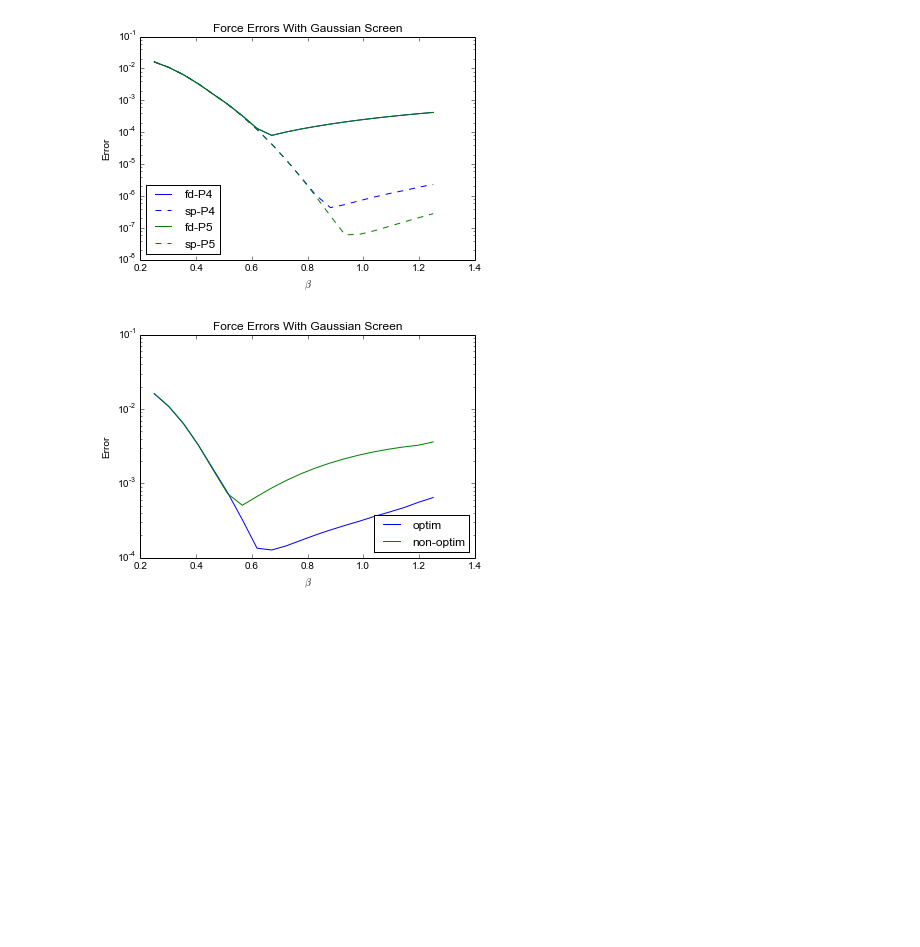
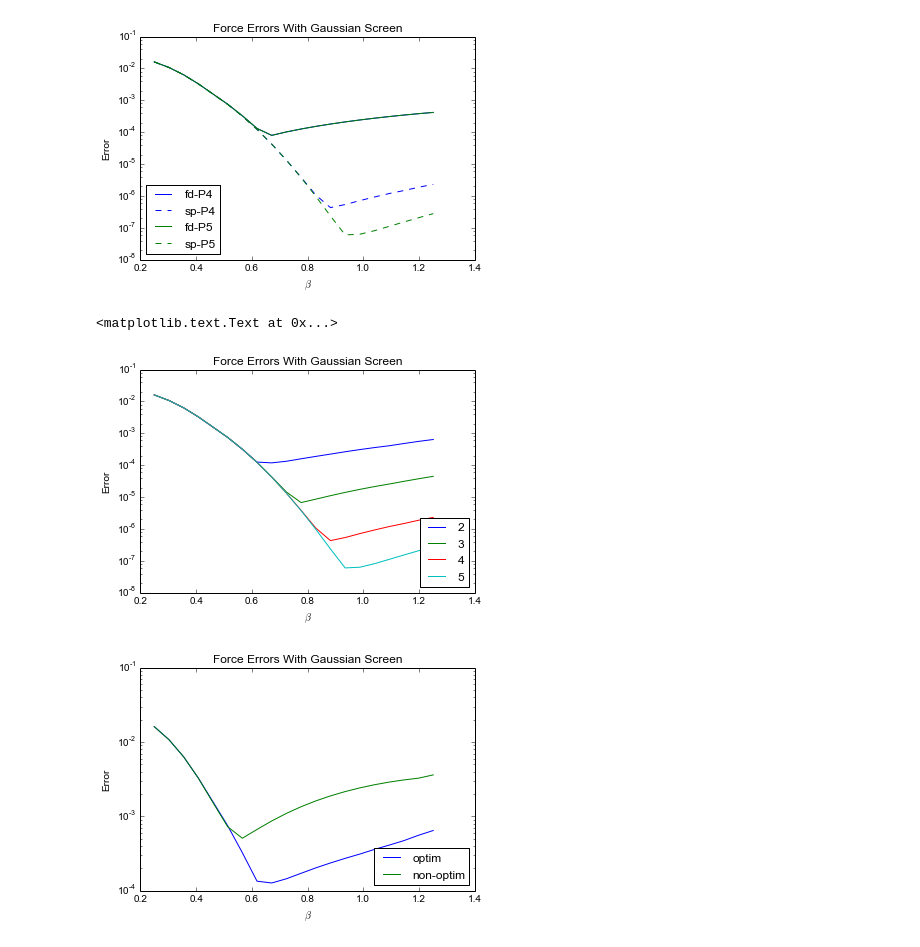
Before and after one commit to dreamer2368/py3d3v, a Jupyter notebook: py3d3v/ewald-sum.ipynb, the cells around one changed output. Drawn from its saved outputs; the diff is of its cells as text; code cells hidden in the pictures; blank space fills up the shorter version.

Commit message:
Added combined plot

```diff
--- a/py3d3v/ewald-sum.ipynb
+++ b/py3d3v/ewald-sum.ipynb
@@ -139,6 +139,37 @@ plt.title("Force Errors With Gaussian Screen")
 plt.savefig("shape-errors-combined.pdf")
 # %% [output]
 [figure]
+# %%
+particle_shapes = range(2, 5+1)
+p2 = particle_shape
+errs_shapes = [[] for _ in particle_shapes]
+
+for beta in beta_vals:
+    i = 0
+    for particle_shape in particle_shapes:
+        picp3m = PIC3DP3M([particles], (Lz,Ly,Lx), (nz,ny,nx))
+        picp3m.init_run(0, beta=beta, rmax=rmax, N_cells=1,
+                        solver_opts={"diff_type":"spectral"},
+                        particle_shape=particle_shape)
+        Ezp3m, Eyp3m, Exp3m = picp3m.calc_E_at_points()
+
+        errs_shapes[i].append(np.max([norm(Ezp3m-Ezp),
+                                      norm(Eyp3m-Eyp),
+                                      norm(Exp3m-Exp)]))
+        i += 1
+
+for i in range(len(particle_shapes)):
+    plt.semilogy(beta_vals, errs_shapes[i],
+                 label=str(particle_shapes[i]))
+
+plt.legend(loc='lower left')
+plt.xlabel("$\\beta$")
+plt.ylabel("Error")
+plt.title("Force Errors With Gaussian Screen")
+#plt.savefig("fe-gaussian.pdf")
+# %% [output]
+<matplotlib.text.Text at 0x...>
+[figure, added]
 # %%
 particle_shape = 2
 
```
